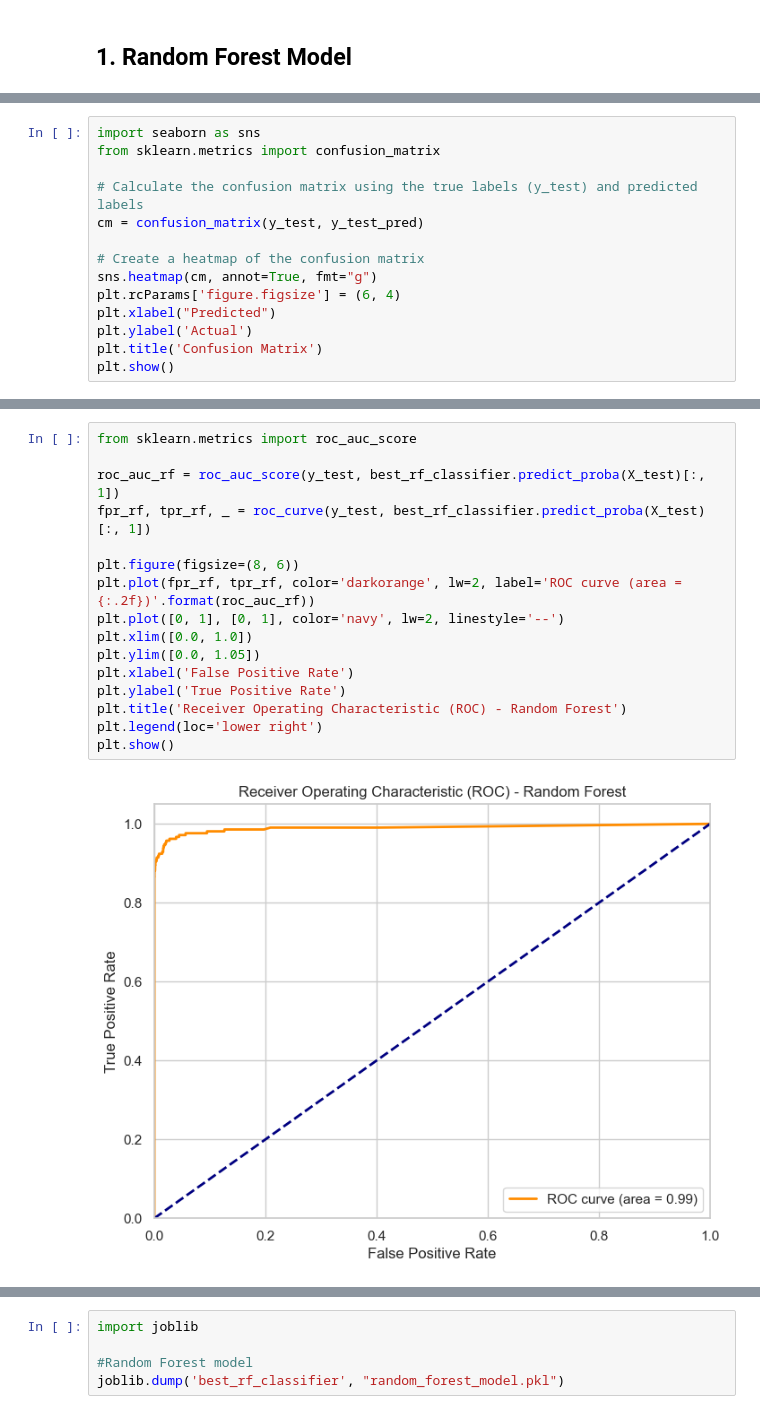
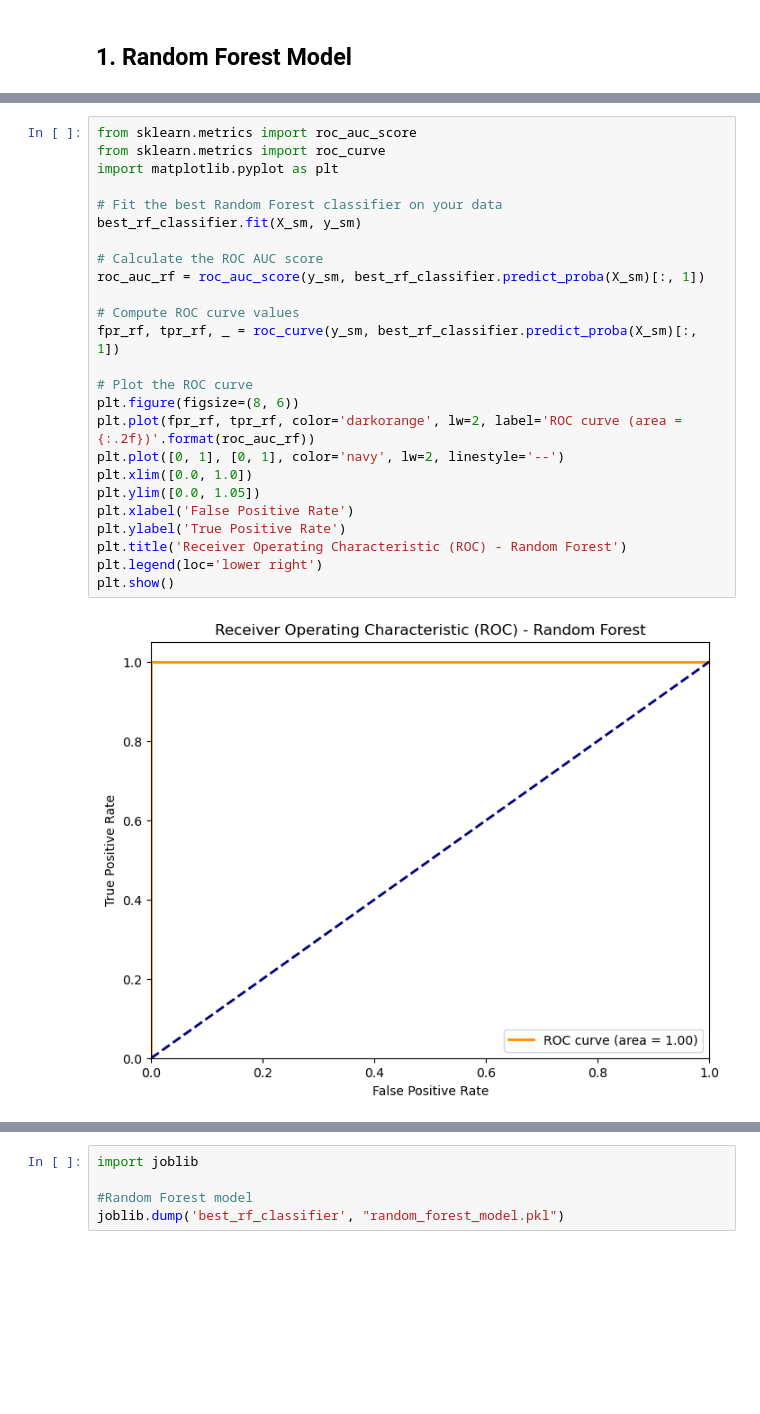
Before and after one commit to IT21070594/FDM-Project, a Jupyter notebook: Credit_Card_Fraud_Detection.ipynb, the cells around one changed output, grey strips where cells are left out. Drawn from its saved outputs; the diff is of its cells as text; blank space fills up the shorter version.

```diff
--- a/Credit_Card_Fraud_Detection.ipynb
+++ b/Credit_Card_Fraud_Detection.ipynb
@@ -513,14 +474,0 @@ Testing Accuracy: 0.99
-# %%
-import seaborn as sns
-from sklearn.metrics import confusion_matrix
-
-# Calculate the confusion matrix using the true labels (y_test) and predicted labels
-cm = confusion_matrix(y_test, y_test_pred)
-
-# Create a heatmap of the confusion matrix
-sns.heatmap(cm, annot=True, fmt="g")
-plt.rcParams['figure.figsize'] = (6, 4)
-plt.xlabel("Predicted")
-plt.ylabel('Actual')
-plt.title('Confusion Matrix')
-plt.show()
@@ -595,18 +593,27 @@ Best Testing Accuracy: 0.99
 # %%
 from sklearn.metrics import roc_auc_score
+from sklearn.metrics import roc_curve
+import matplotlib.pyplot as plt
 
-roc_auc_rf = roc_auc_score(y_test, best_rf_classifier.predict_proba(X_test)[:, 1])
-fpr_rf, tpr_rf, _ = roc_curve(y_test, best_rf_classifier.predict_proba(X_test)[:, 1])
+# Fit the best Random Forest classifier on your data
+best_rf_classifier.fit(X_sm, y_sm)
 
+# Calculate the ROC AUC score
+roc_auc_rf = roc_auc_score(y_sm, best_rf_classifier.predict_proba(X_sm)[:, 1])
+
+# Compute ROC curve values
+fpr_rf, tpr_rf, _ = roc_curve(y_sm, best_rf_classifier.predict_proba(X_sm)[:, 1])
+
+# Plot the ROC curve
 plt.figure(figsize=(8, 6))
 plt.plot(fpr_rf, tpr_rf, color='darkorange', lw=2, label='ROC curve (area = {:.2f})'.format(roc_auc_rf))
 plt.plot([0, 1], [0, 1], color='navy', lw=2, linestyle='--')
 plt.xlim([0.0, 1.0])
 plt.ylim([0.0, 1.05])
 plt.xlabel('False Positive Rate')
 plt.ylabel('True Positive Rate')
 plt.title('Receiver Operating Characteristic (ROC) - Random Forest')
 plt.legend(loc='lower right')
 plt.show()
 # %% [output]
-[figure, old version]
+[figure, new version]
```
Also changed, not shown: parts of 120 cells of this notebook, 1 other file.
